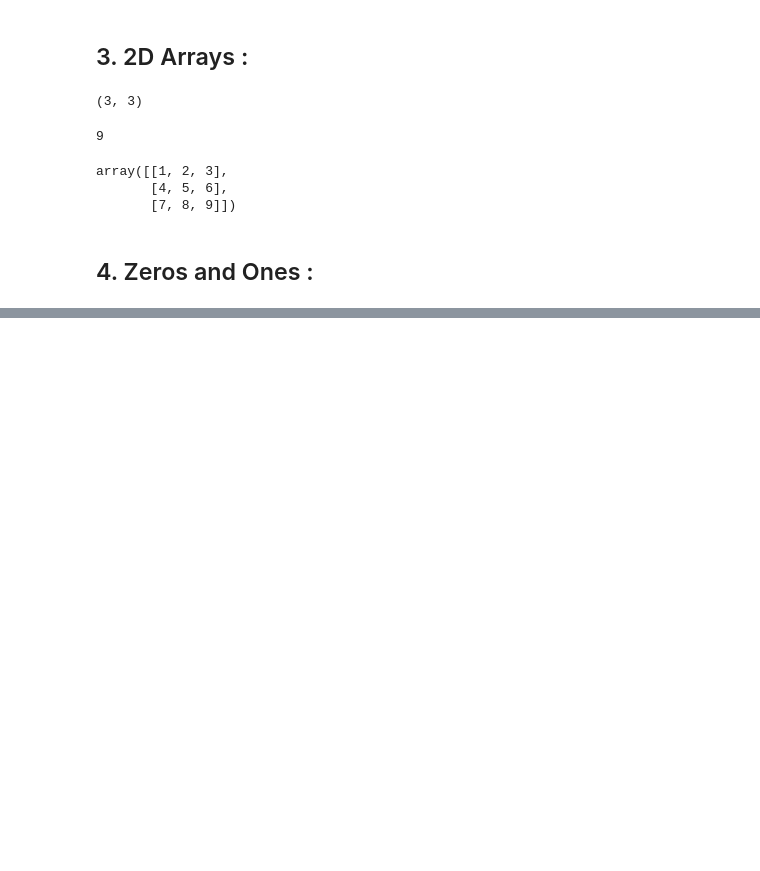
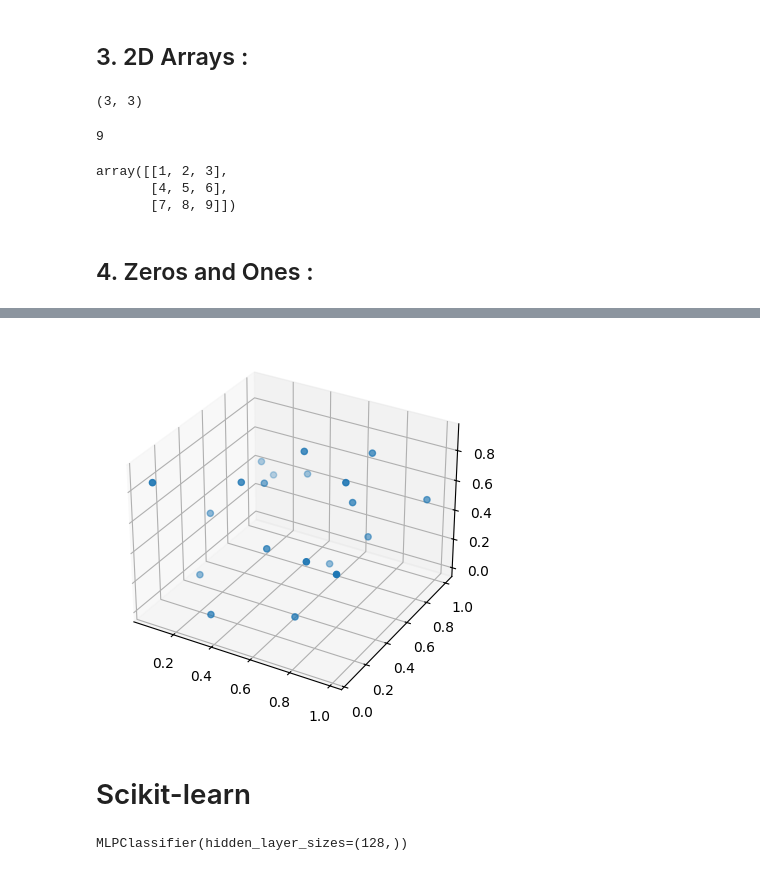
Before and after one commit to maichi98/tutorials, a Jupyter notebook: math for deep learning Ronald T/setting the stage.ipynb, the cells around one changed output, grey strips where cells are left out. Cells and saved outputs as stored; diff of their text form; code cells hidden in the pictures; blank space fills up the shorter version.

```diff
--- a/math for deep learning Ronald T/setting the stage.ipynb
+++ b/math for deep learning Ronald T/setting the stage.ipynb
@@ -98,0 +268,17 @@ a = np.ones((3, 4), dtype="uint32")
+# %%
+from mpl_toolkits.mplot3d import Axes3D
+import matplotlib.pyplot as plt
+import numpy as np
+
+x = np.random.random(20)
+y = np.random.random(20)
+z = np.random.random(20)
+
+fig = plt.figure()
+ax = fig.add_subplot(111, projection="3d")
+ax.scatter(x, y, z)
+plt.show()
+# %% [output]
+[figure, added]
+# %% [markdown]
+# Scikit-learn
@@ -98,0 +298,5 @@ a = np.ones((3, 4), dtype="uint32")
+# %%
+clf = MLPClassifier(hidden_layer_sizes=(128, ))
+clf.fit(x_train, y_train)
+# %% [output]
+MLPClassifier(hidden_layer_sizes=(128,))
```
Also changed, not shown: parts of 34 cells of this notebook, 1 other file.
